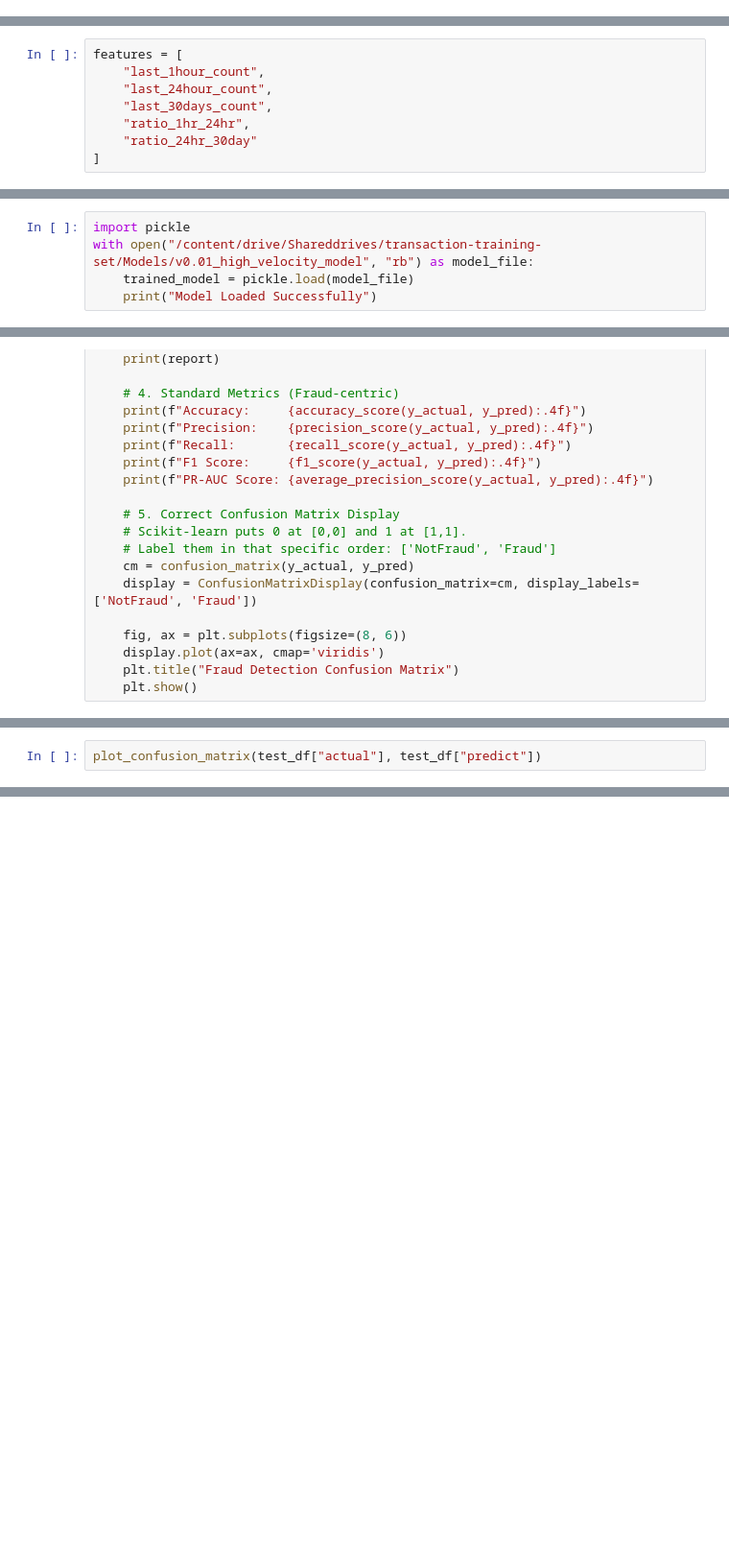
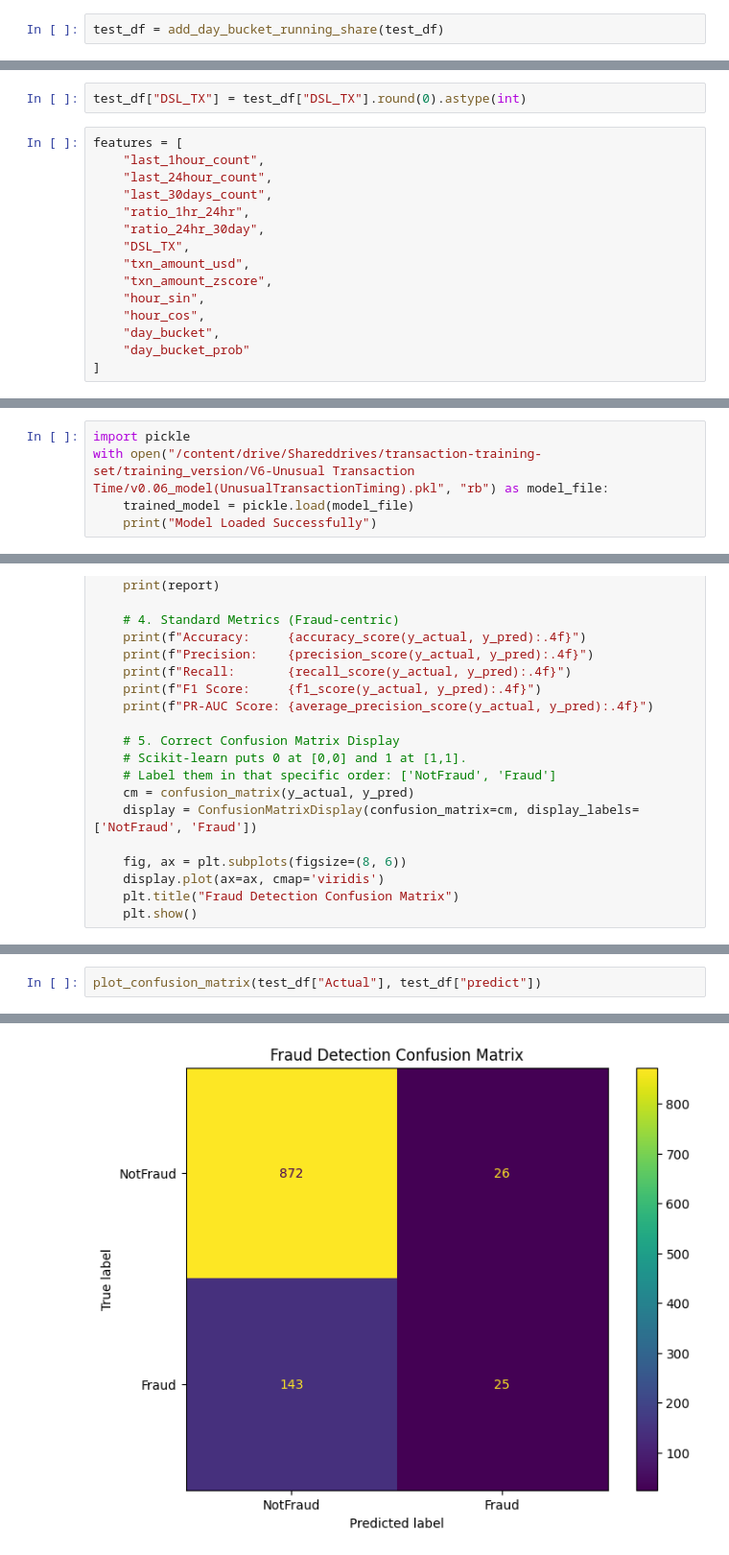
Before and after one commit to aravinth-xuno/fraud-detection-notebook, a Jupyter notebook: Pipeline_Model_Evaluation.ipynb, the cells around one changed output, grey strips where cells are left out. Shown: that part at 96% size. Saved outputs shown, nothing was run; the diff lists cells and outputs as text; blank space fills up the shorter version.

```diff
--- a/Pipeline_Model_Evaluation.ipynb
+++ b/Pipeline_Model_Evaluation.ipynb
@@ -40,0 +149,2 @@ test_df['log_ratio_24hr_30day'] = np.log1p(test_df['ratio_24hr_30day'])
+# %%
+test_df = add_day_bucket_running_share(test_df)
@@ -41,8 +153,17 @@ test_df['log_ratio_24hr_30day'] = np.log1p(test_df['ratio_24hr_30day'])
+# %%
+test_df["DSL_TX"] = test_df["DSL_TX"].round(0).astype(int)
 # %%
 features = [
     "last_1hour_count",
     "last_24hour_count",
     "last_30days_count",
     "ratio_1hr_24hr",
-    "ratio_24hr_30day"
+    "ratio_24hr_30day",
+    "DSL_TX",
+    "txn_amount_usd",
+    "txn_amount_zscore",
+    "hour_sin",
+    "hour_cos",
+    "day_bucket",
+    "day_bucket_prob"
 ]
@@ -49,5 +172,5 @@ features = [
 # %%
 import pickle
-with open("/content/drive/Shareddrives/transaction-training-set/Models/v0.01_high_velocity_model", "rb") as model_file:
+with open("/content/drive/Shareddrives/transaction-training-set/training_version/V6-Unusual Transaction Time/v0.06_model(UnusualTransactionTiming).pkl", "rb") as model_file:
     trained_model = pickle.load(model_file)
     print("Model Loaded Successfully")
@@ -105,2 +249,3 @@ def plot_confusion_matrix(y_actual_raw, y_pred_raw):
 # %%
-plot_confusion_matrix(test_df["actual"], test_df["predict"])
+plot_confusion_matrix(test_df["Actual"], test_df["predict"])
+# %% [output]
@@ -106,0 +269 @@ plot_confusion_matrix(test_df["actual"], test_df["predict"])
+[figure, added]
```
Also changed, not shown: parts of 27 cells of this notebook.
